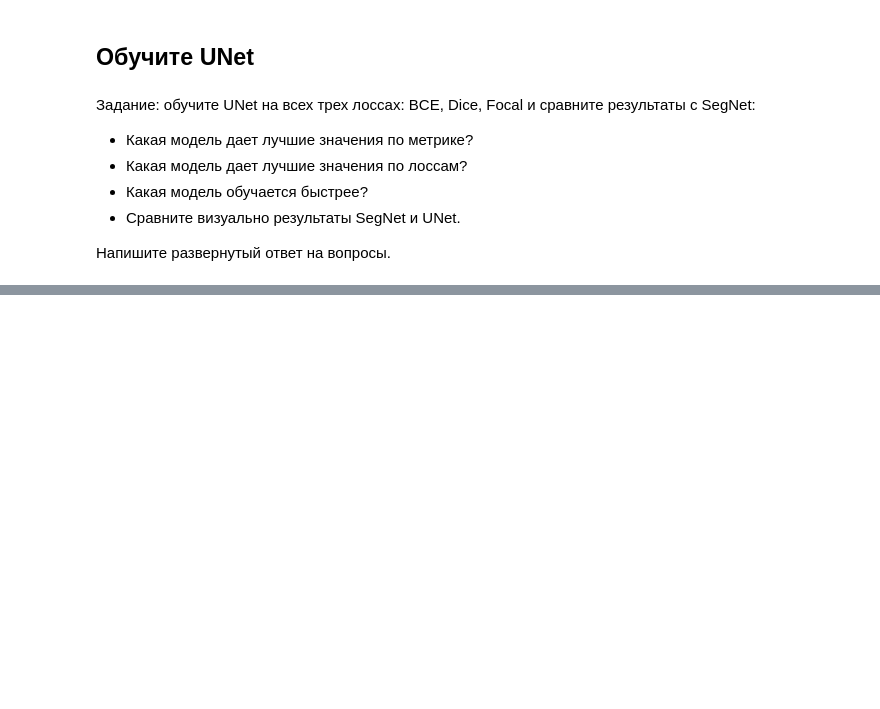
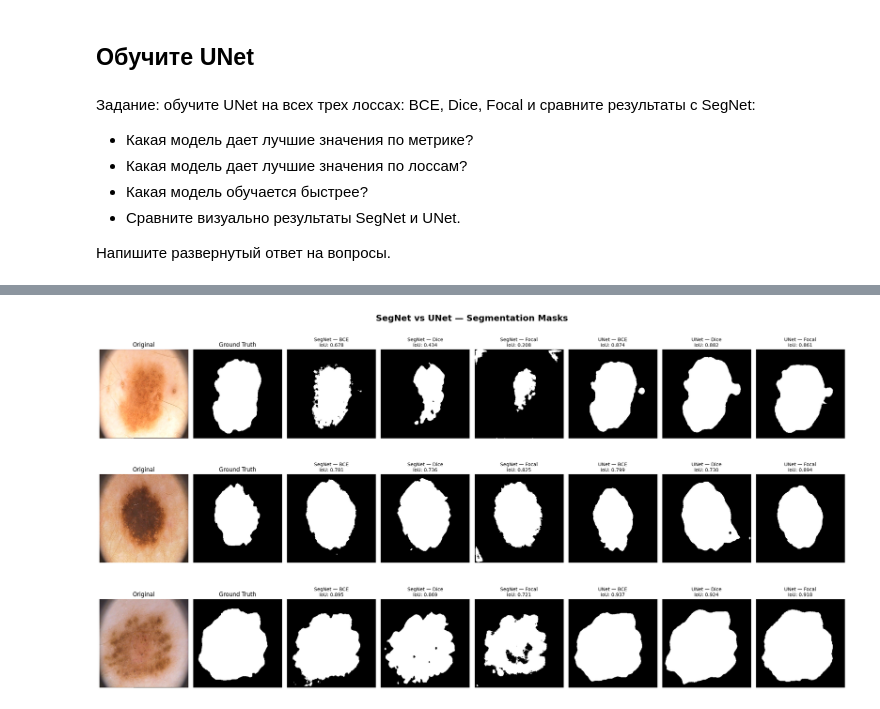
Before and after one commit to mymindinsane/DLS, a Jupyter notebook: hw_6_semantic_segmentation.ipynb, the cells around one changed output, grey strips where cells are left out. Drawn from its saved outputs; the diff is of its cells as text; code cells hidden in the pictures; blank space fills up the shorter version.

```diff
--- a/hw_6_semantic_segmentation.ipynb
+++ b/hw_6_semantic_segmentation.ipynb
@@ -668,0 +1792,74 @@ unet_model = UNet().to(device)
+# %%
+N_SAMPLES = 3
+images, masks = next(iter(test_dataloader))
+
+images = images[:N_SAMPLES]
+masks = masks[:N_SAMPLES]
+
+models = {
+    "SegNet": SegNet,
+    "UNet": UNet
+}
+
+predictions = {}
+
+for model_name, model_class in models.items():
+    for loss_name in ["BCE", "Dice", "Focal"]:
+        model = model_class().to(device)
+
+        path = Path("segnet_comparison") / (
+            f"{model_name.lower()}_{loss_name.lower()}.pth"
+        )
+
+        model.load_state_dict(
+            torch.load(path, map_location=device, weights_only=True)
+        )
+        model.eval()
+
+        with torch.no_grad():
+            logits = model(images.to(device).float())
+            preds = (torch.sigmoid(logits) >= 0.5)
+            predictions[(model_name, loss_name)] = preds.cpu().numpy()
+
+        del model
+
+fig, axes = plt.subplots(N_SAMPLES, 8, figsize=(22, 4 * N_SAMPLES),
+                         squeeze=False)
+
+model_keys = list(predictions.keys())
+
+for i in range(N_SAMPLES):
+    image = images[i].permute(1, 2, 0).numpy()
+    target = masks[i, 0].numpy() > 0.5
+
+    axes[i, 0].imshow(image)
+    axes[i, 0].set_title("Original")
+
+    axes[i, 1].imshow(target, cmap="gray", vmin=0, vmax=1)
+    axes[i, 1].set_title("Ground Truth")
+
+    for j, (model_name, loss_name) in enumerate(model_keys, start=2):
+        pred = predictions[(model_name, loss_name)][i, 0]
+
+        intersection = np.logical_and(pred, target).sum()
+        union = np.logical_or(pred, target).sum()
+        iou = (intersection + 1e-8) / (union + 1e-8)
+
+        axes[i, j].imshow(pred, cmap="gray", vmin=0, vmax=1)
+        axes[i, j].set_title(
+            f"{model_name} — {loss_name}\nIoU: {iou:.3f}",
+            fontsize=10
+        )
+
+    for ax in axes[i]:
+        ax.axis("off")
+
+fig.suptitle("SegNet vs UNet — Segmentation Masks",
+             fontsize=18, fontweight="bold")
+
+plt.tight_layout()
+plt.savefig("segmentation_masks_comparison.png",
+            dpi=200, bbox_inches="tight")
+plt.show()
+# %% [output]
+[figure, added]
```
Also changed, not shown: parts of 60 cells of this notebook.
